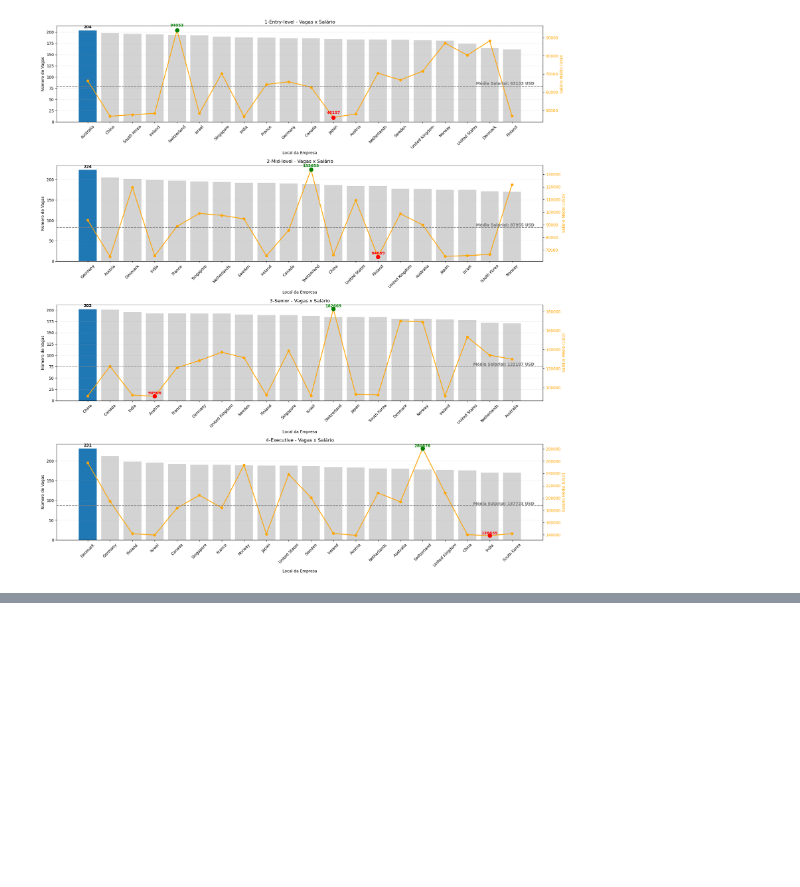
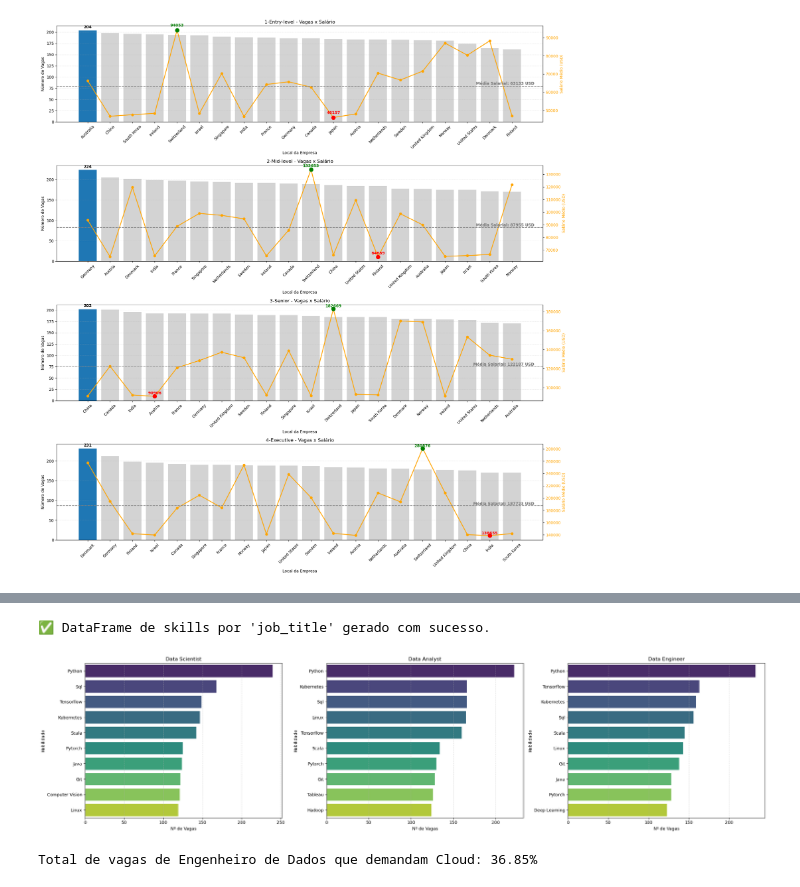
Before and after one commit to Cavalheiro93/mvp-data-analyst-global-ai-market, a Jupyter notebook: Projeto_MVP.ipynb, the cells around one changed output, grey strips where cells are left out. Cells and saved outputs as stored; diff of their text form; code cells hidden in the pictures; blank space fills up the shorter version.

```diff
--- a/Projeto_MVP.ipynb
+++ b/Projeto_MVP.ipynb
@@ -899,0 +738,56 @@ Mesmo tendo os um dos salários mais atrativos, não é o que mais anuncia vagas
+# %%
+import matplotlib.pyplot as plt
+import seaborn as sns
+
+# Passo 1: Filtrar e agregar as habilidades por área
+def preparar_top_habilidades(df, cargo, top_n=10):
+    df_filtrado = df[df['job_title'] == cargo]
+    df_agg = (
+        df_filtrado
+        .groupby('required_skill')['qtd']
+        .sum()
+        .reset_index()
+        .sort_values(by='qtd', ascending=False)
+        .head(top_n)
+    )
+    return df_agg
+
+df_required = GeradorSkillsPorCategoria(df, 'job_title').gerar()
+
+# Passo 2: Criar os três DataFrames
+df_ds = preparar_top_habilidades(df_required, 'Data Scientist')
+df_da = preparar_top_habilidades(df_required, 'Data Analyst')
+df_de = preparar_top_habilidades(df_required, 'Data Engineer')
+
+# Passo 3: Criar os gráficos lado a lado
+fig, axs = plt.subplots(1, 3, figsize=(24, 6))
+
+def plotar(ax, df_plot, titulo):
+    sns.barplot(data=df_plot, y='required_skill', x='qtd', palette='viridis', ax=ax)
+    ax.set_title(titulo)
+    ax.set_xlabel('Nº de Vagas')
+    ax.set_ylabel('Habilidade')
+    ax.grid(axis='x', linestyle='--', alpha=0.5)
+
+# Plotar cada gráfico
+plotar(axs[0], df_ds, 'Data Scientist')
+plotar(axs[1], df_da, 'Data Analyst')
+plotar(axs[2], df_de, 'Data Engineer')
+
+plt.tight_layout()
+plt.show()
+# %% [output]
+✅ DataFrame de skills por 'job_title' gerado com sucesso.
+[figure, added]
+# %%
+#Filtrar todas as vagas de Engenheiro de Dados
+
+total_vagas_DE = df[df['job_title'] == 'Data Engineer'].shape[0]
+
+# Filtrar Data Engineer e que na required_skills tenha os textos 'AWS' ou 'Azure' ou 'GCP'
+
+total_vagas_DE_com_Cloud = df[df['job_title'] == 'Data Engineer'].loc[df['required_skills'].str.contains('AWS|Azure|GCP')].shape[0]
+
+print(r'Total de vagas de Engenheiro de Dados que demandam Cloud:', format(total_vagas_DE_com_Cloud / total_vagas_DE, '.2%'))
+# %% [output]
+Total de vagas de Engenheiro de Dados que demandam Cloud: 36.85%
```
Also changed, not shown: parts of 9 cells of this notebook.
